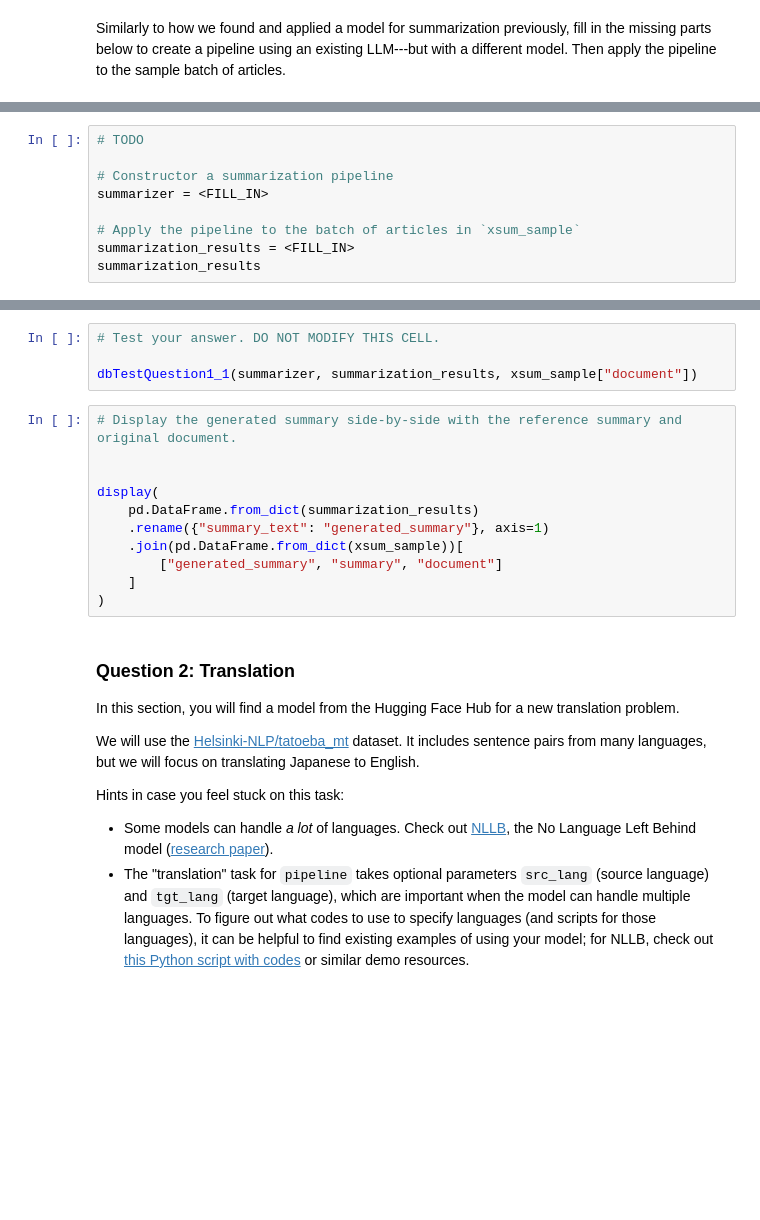
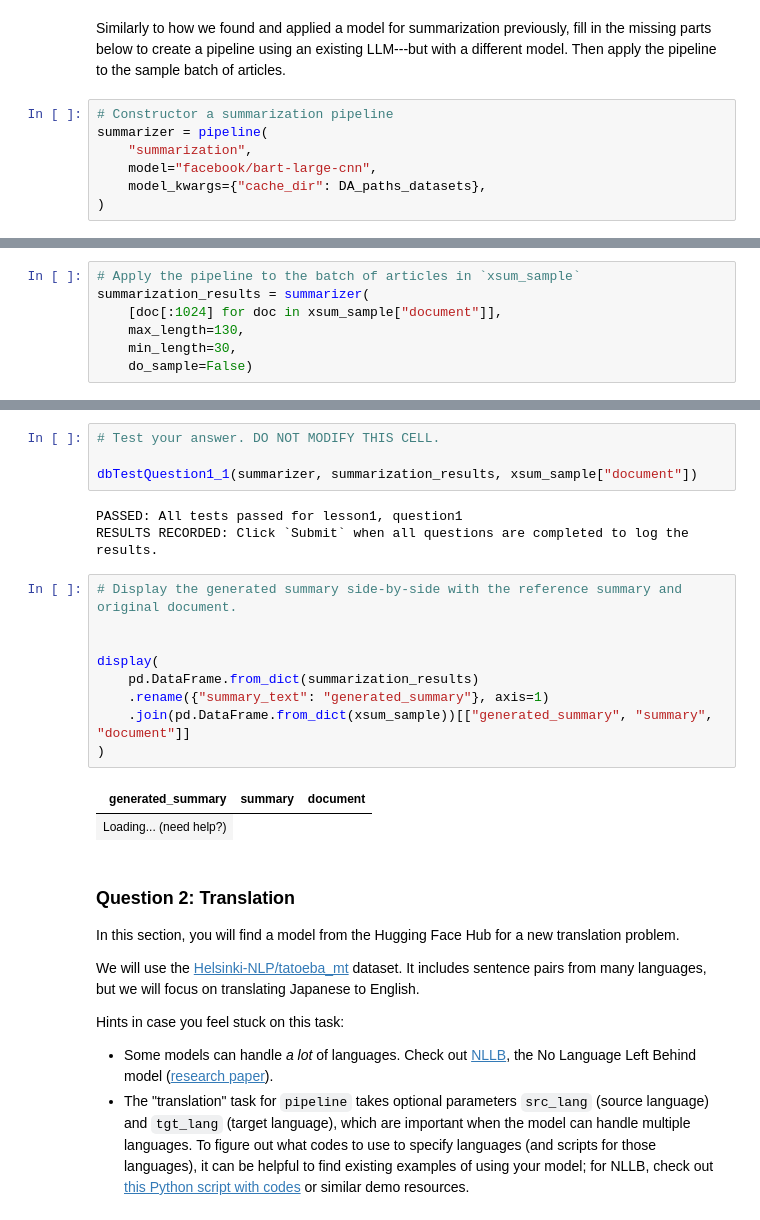
Before and after one commit to Mjboothaus/large-language-models-da, a Jupyter notebook: notebooks/LLM 01L - LLMs with Hugging Face Lab.ipynb, the cells around one changed output, grey strips where cells are left out. Saved outputs shown, nothing was run; the diff lists cells and outputs as text; blank space fills up the shorter version.

```diff
--- a/notebooks/LLM 01L - LLMs with Hugging Face Lab.ipynb
+++ b/notebooks/LLM 01L - LLMs with Hugging Face Lab.ipynb
@@ -67,2 +83,9 @@ display(xsum_sample.to_pandas())
 # %% [markdown]
 Similarly to how we found and applied a model for summarization previously, fill in the missing parts below to create a pipeline using an existing LLM---but with a different model.  Then apply the pipeline to the sample batch of articles.
+# %%
+# Constructor a summarization pipeline
+summarizer = pipeline(
+    "summarization",
+    model="facebook/bart-large-cnn",
+    model_kwargs={"cache_dir": DA_paths_datasets},
+)
@@ -69,9 +102,7 @@ Similarly to how we found and applied a model for summarization previously, fill
 # %%
-# TODO
-
-# Constructor a summarization pipeline
-summarizer = <FILL_IN>
-
 # Apply the pipeline to the batch of articles in `xsum_sample`
-summarization_results = <FILL_IN>
-summarization_results
+summarization_results = summarizer(
+    [doc[:1024] for doc in xsum_sample["document"]],
+    max_length=130,
+    min_length=30,
+    do_sample=False)
@@ -79,17 +130,21 @@ summarization_results
 # Test your answer. DO NOT MODIFY THIS CELL.
 
 dbTestQuestion1_1(summarizer, summarization_results, xsum_sample["document"])
+# %% [output]
+PASSED: All tests passed for lesson1, question1
+RESULTS RECORDED: Click `Submit` when all questions are completed to log the results.
 # %%
 # Display the generated summary side-by-side with the reference summary and original document.
 
 
 display(
     pd.DataFrame.from_dict(summarization_results)
     .rename({"summary_text": "generated_summary"}, axis=1)
-    .join(pd.DataFrame.from_dict(xsum_sample))[
-        ["generated_summary", "summary", "document"]
-    ]
+    .join(pd.DataFrame.from_dict(xsum_sample))[["generated_summary", "summary", "document"]]
 )
+# %% [output]
+| generated_summary | summary | document |
+| Loading... (need help?) |
 # %% [markdown]
 ### Question 2: Translation
 
```
Also changed, not shown: parts of 23 cells of this notebook, 12 other files.
